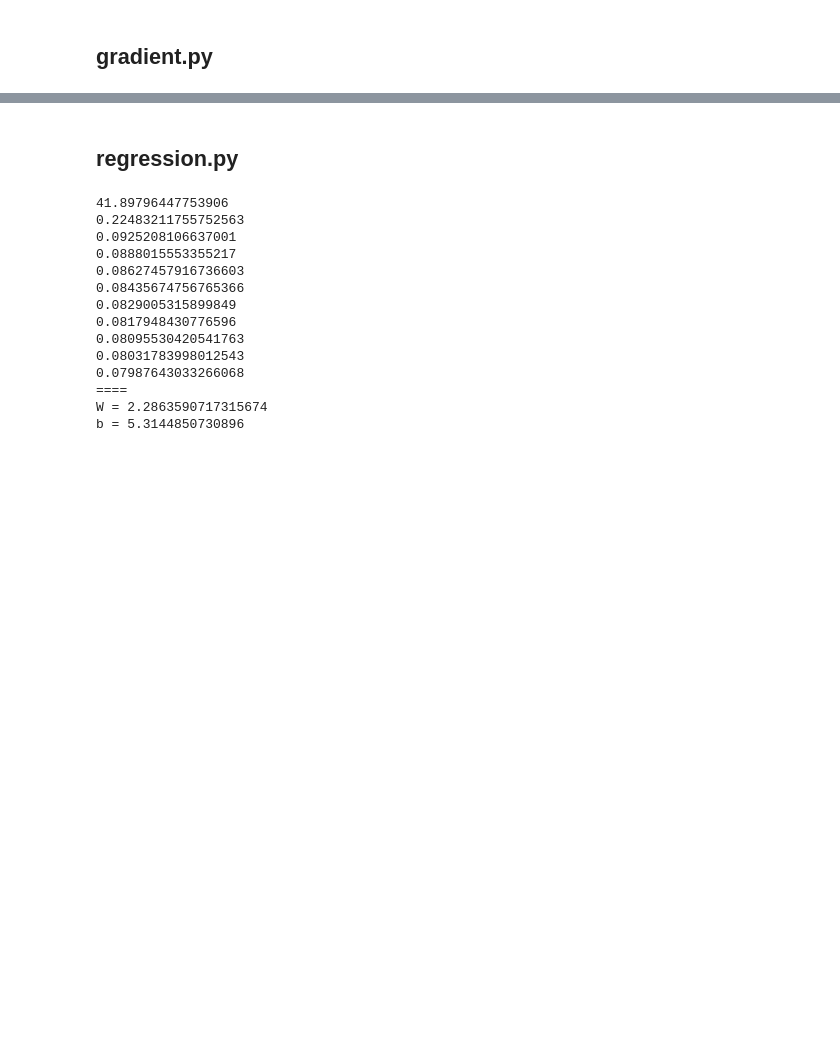
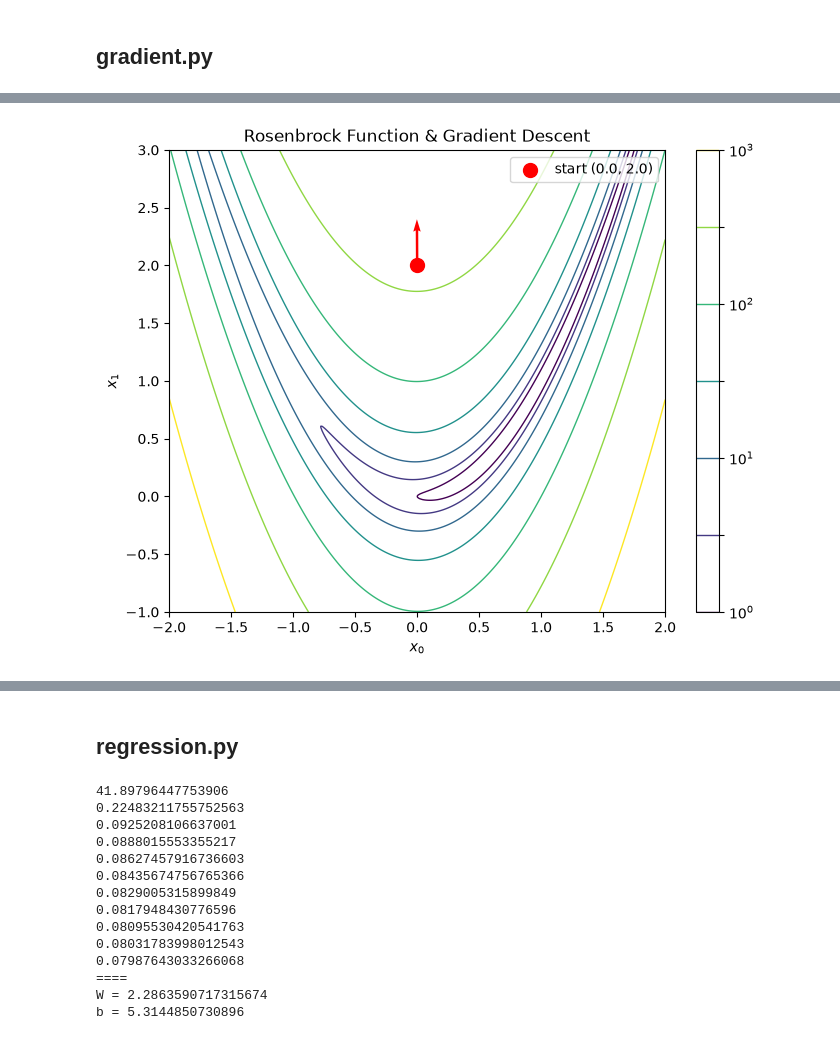
Before and after one commit to kyoropppp/2606_zero5, a Jupyter notebook: deep-learning-from-scratch-5/notebooks/06_pytorch.ipynb, the cells around one changed output, grey strips where cells are left out. Drawn from its saved outputs; the diff is of its cells as text; code cells hidden in the pictures; blank space fills up the shorter version.

Commit message:
nb06: fix gradient descent

```diff
--- a/deep-learning-from-scratch-5/notebooks/06_pytorch.ipynb
+++ b/deep-learning-from-scratch-5/notebooks/06_pytorch.ipynb
@@ -127,3 +102,42 @@ plt.show()
+# %%
+import matplotlib.pyplot as plt
+from matplotlib.colors import LogNorm
+import torch
+
+start_point = (0.0, 2.0)  # 初期点
+
+# 勾配を計算 (PyTorchで自動微分)
+x0_t = torch.tensor(start_point[0], requires_grad=True)
+x1_t = torch.tensor(start_point[1], requires_grad=True)
+y_t = 100 * (x1_t - x0_t**2)**2 + (x0_t - 1)**2
+y_t.backward()
+g0 = x0_t.grad.item()
+g1 = x1_t.grad.item()
+
+# 矢印の長さを正規化 (プロット範囲に合わせてスケール)
+g_norm = (g0**2 + g1**2) ** 0.5
+scale = 0.4  # 表示上の矢印の長さ (軸単位)
+dq0 = scale * g0 / g_norm
+dq1 = scale * g1 / g_norm
+
+# 等高線
+levs = 10**np.arange(0., 3.5, 0.5)
+
+# プロット
+fig, ax = plt.subplots(figsize=(8, 6))
+contour = ax.contour(X0, X1, Y, levels=levs, norm=LogNorm(), cmap='viridis', linewidths=1)
+plt.colorbar(contour)
+
+ax.scatter(start_point[0], start_point[1], color='red', s=100, zorder=5, label='start ({}, {})'.format(start_point[0], start_point[1]))
+ax.quiver(start_point[0], start_point[1], dq0, dq1, angles='xy', scale_units='xy', scale=1,
+          color='red', width=0.005, zorder=6)
+ax.set_xlabel('$x_0$')
+ax.set_ylabel('$x_1$')
+ax.set_title('Rosenbrock Function & Gradient Descent')
+ax.legend()
+plt.show()
+# %% [output]
+[figure, added]
 # %%
 lr = 0.001  # learning rate
 iters = 10000  # iteration count
```
Also changed, not shown: parts of 6 cells of this notebook.
